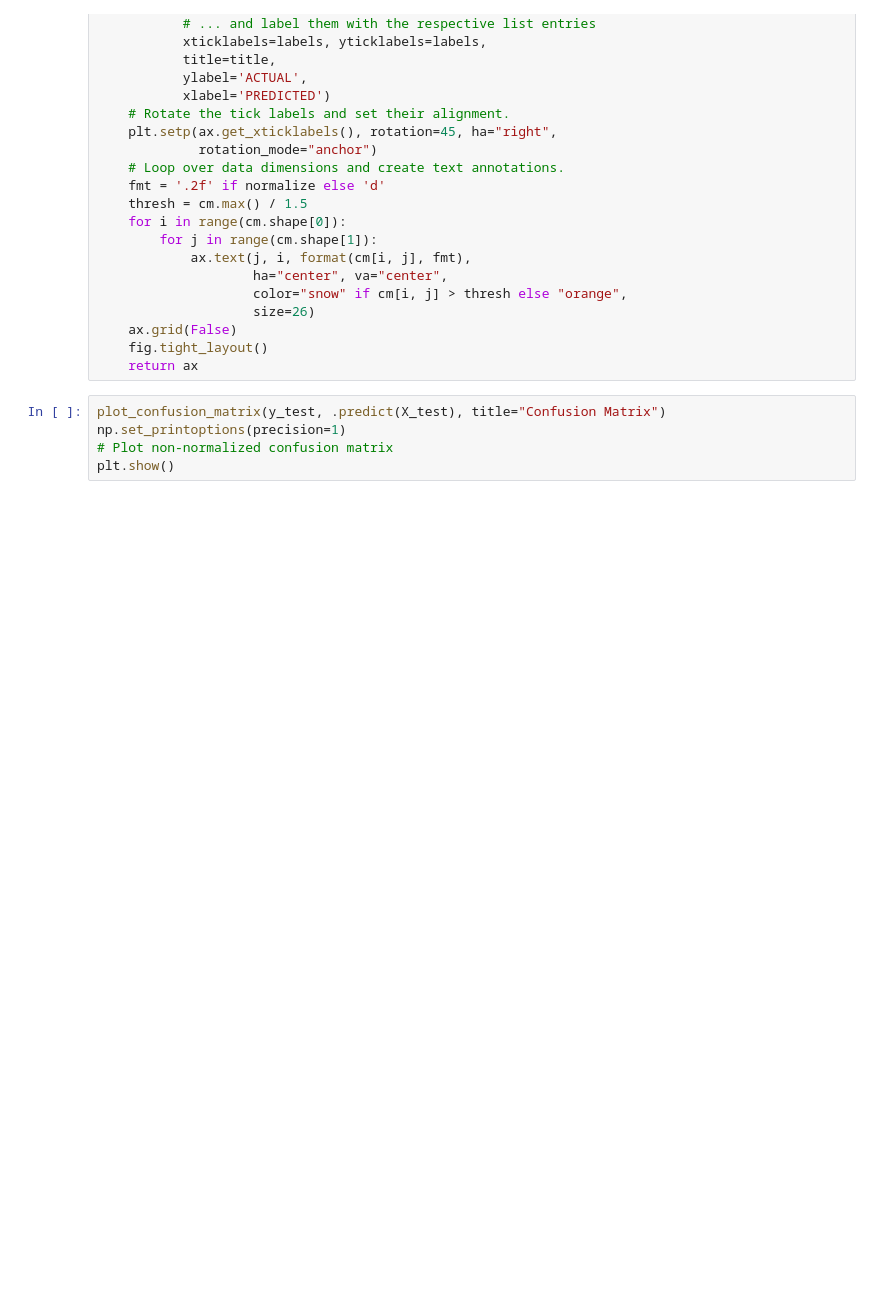
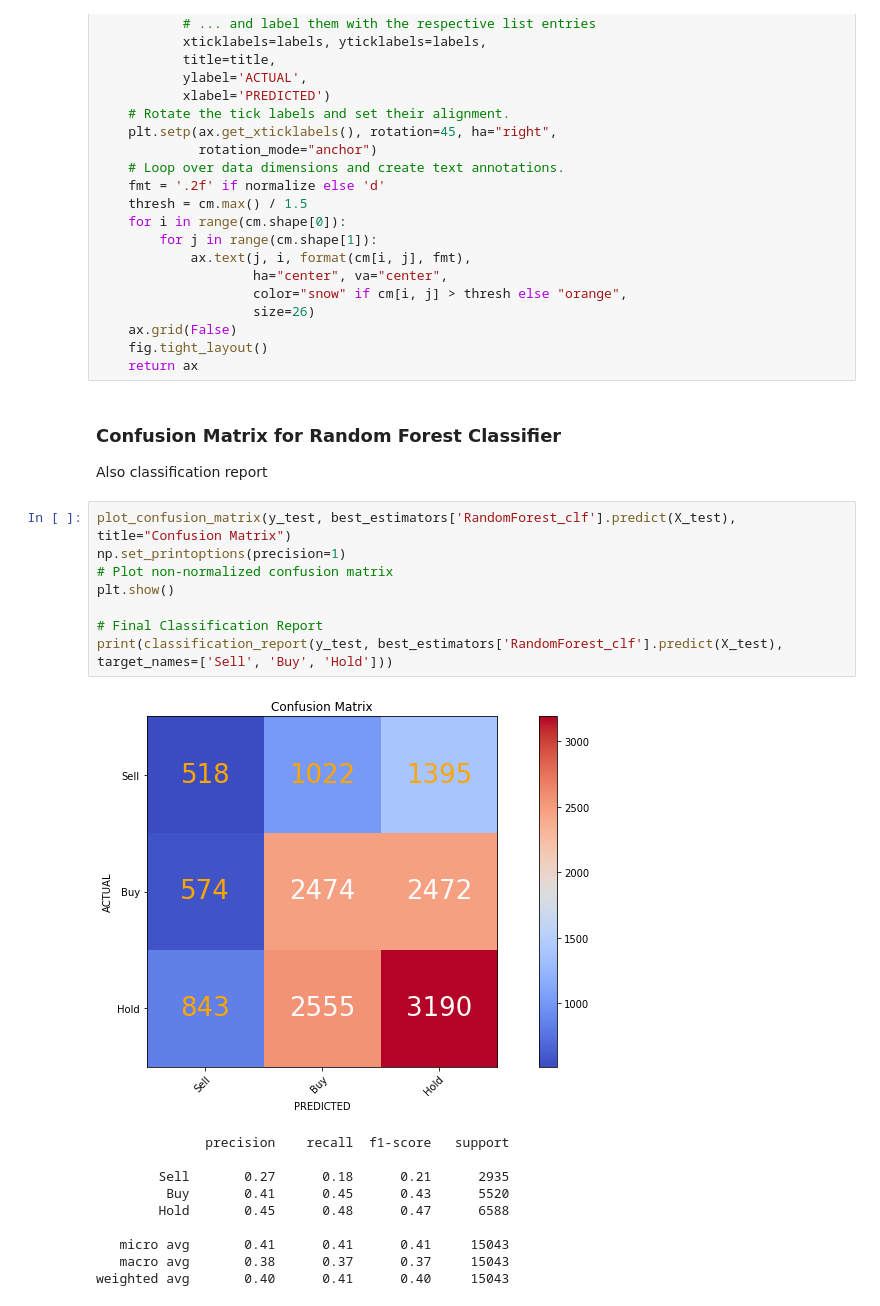
Before and after one commit to marcosan93/Stock-Performance-Predictor-2.0, a Jupyter notebook: Pipeline-Models.ipynb, the cells around one changed output. Saved outputs shown, nothing was run; the diff lists cells and outputs as text; blank space fills up the shorter version.

```diff
--- a/Pipeline-Models.ipynb
+++ b/Pipeline-Models.ipynb
@@ -348,8 +351,25 @@ def plot_confusion_matrix(y_true, y_pred, labels=["Sell", "Buy", "Hold"],
     ax.grid(False)
     fig.tight_layout()
     return ax
+# %% [markdown]
+### Confusion Matrix for Random Forest Classifier
+Also classification report
 # %%
-plot_confusion_matrix(y_test, .predict(X_test), title="Confusion Matrix")
+plot_confusion_matrix(y_test, best_estimators['RandomForest_clf'].predict(X_test), title="Confusion Matrix")
 np.set_printoptions(precision=1)
 # Plot non-normalized confusion matrix
 plt.show()
+
+# Final Classification Report
+print(classification_report(y_test, best_estimators['RandomForest_clf'].predict(X_test), target_names=['Sell', 'Buy', 'Hold']))
+# %% [output]
+[figure, added]
+              precision    recall  f1-score   support
+
+        Sell       0.27      0.18      0.21      2935
+         Buy       0.41      0.45      0.43      5520
+        Hold       0.45      0.48      0.47      6588
+
+   micro avg       0.41      0.41      0.41     15043
+   macro avg       0.38      0.37      0.37     15043
+weighted avg       0.40      0.41      0.40     15043
```
Also changed, not shown: parts of 4 cells of this notebook.
